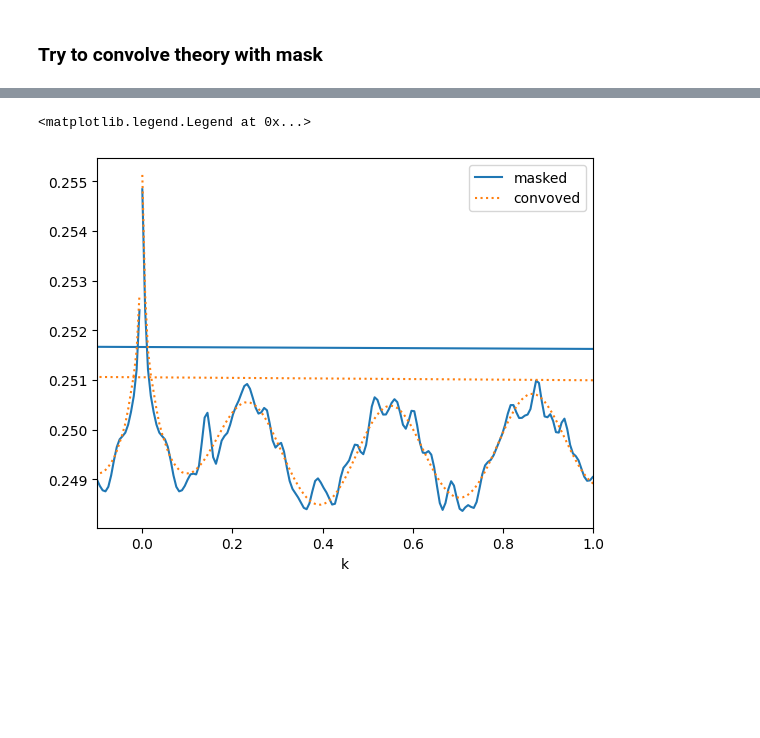
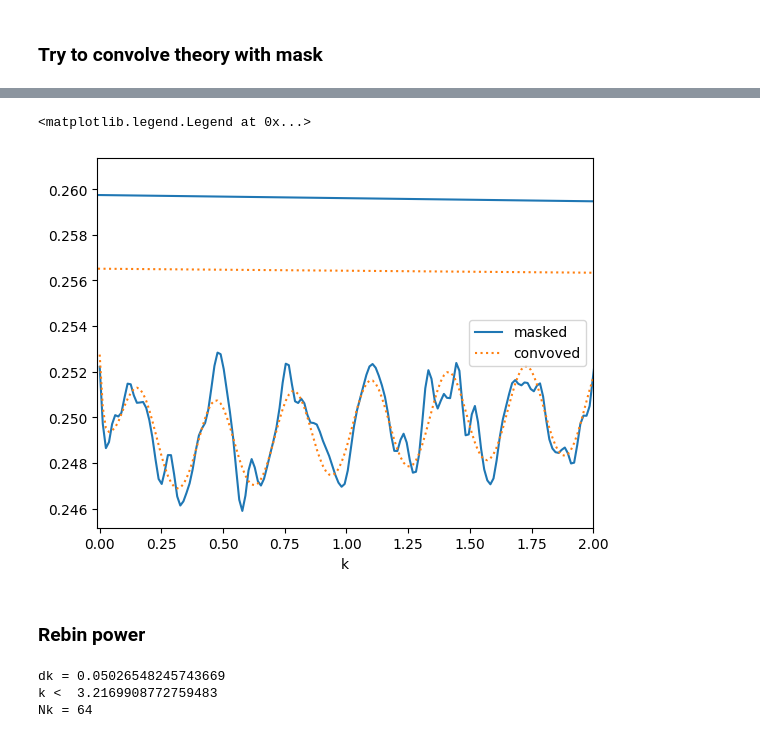
Before and after one commit to sindhusatyavolu/fourier_playground, a Jupyter notebook: notebooks/diff_zq.ipynb, the cells around one changed output, grey strips where cells are left out. Drawn from its saved outputs; the diff is of its cells as text; code cells hidden in the pictures; blank space fills up the shorter version.

```diff
--- a/notebooks/diff_zq.ipynb
+++ b/notebooks/diff_zq.ipynb
@@ -63,7 +64,7 @@ def get_true_p1d(k,P0=1.0,k0=1,kF=10,r_SiIII=20,f_SiIII=0.05):
     P *= np.exp(-(k/kF)**2)
 
     # SiIII(1207) contamination
-    P *= (1+f_SiIII*np.sin(k*r_SiIII))
+    P *= (1+f_SiIII*np.cos(k*r_SiIII))
 
     return P
 # %%
@@ -136,7 +137,7 @@ gen = np.random.default_rng(seed)
 # measure P1D and variance
 mean_p1d=np.zeros(N)
 var_p1d=np.zeros(N)
-for i in range(Nsk):
+for i in tqdm(range(Nsk)):
     modes=get_gaussian_modes(gen=gen,debug=False)
     p1d = abs(modes)**2
     mean_p1d += p1d
@@ -173,6 +174,6 @@ N4=N//4
 x = dx*np.arange(N)
 # %%
-for i in range(4):
+for i in range(10):
     # for simplicity, assume all forests start somewhere near the start of the box (they don't wrap around)
     istart=np.random.randint(low=0, high=N4)
     # create a mask for this particular skewer
@@ -188,17 +189,19 @@ Text(0, 0.5, 'mask')
 # %%
 # reset seed again
 gen = np.random.default_rng(seed)
-# measure P1D and variance
-mean_masked_p1d=np.zeros(N)
-var_masked_p1d=np.zeros(N)
+# measure P1D and variance ( F_m = < |f_m|^2 >)
+F_m=np.zeros(N)
+var_F_m=np.zeros(N)
 # mean of |w_m|^2 (FFT of mask, squared)
 w2_m=np.zeros(N)
-for i in range(Nsk):
+Nsk=int(1e5)
+for i in tqdm(range(Nsk)):
     # for simplicity, assume all forests start somewhere near the start of the box (they don't wrap around)
     istart=np.random.randint(low=0, high=N4)
     # create a mask for this particular skewer
     mask=np.zeros(N)
     mask[istart:istart+N4]=1
+    #mask=np.zeros(N)+1
     # FFT of mask
     w_m = np.fft.fft(mask)
     w2_m += abs(w_m)**2
@@ -211,19 +214,17 @@ for i in range(Nsk):
     # and FFT again to obtain masked modes
     masked_modes=np.fft.fft(deltas)
     p1d = abs(masked_modes)**2
-    mean_masked_p1d += p1d
-    var_masked_p1d += p1d**2
+    F_m += p1d
+    var_F_m += p1d**2
 # normalize mask
 w2_m /= Nsk
 # normalize them
-mean_masked_p1d /= Nsk
-var_masked_p1d /= Nsk
-var_masked_p1d -= mean_masked_p1d**2
-# compute error on mean
-err_masked_p1d = np.sqrt(var_masked_p1d/Nsk)
+F_m /= Nsk
+var_F_m /= Nsk
+var_F_m -= F_m**2
 # correct normalisation based on my notes
-mean_masked_p1d *= (dx/N)
-err_masked_p1d *= (dx/N)
+mean_masked_p1d = (dx/N) * F_m
+err_masked_p1d = (dx/N) * np.sqrt(var_F_m/Nsk)
 # %%
 # plot FFT of mask (squared)
 plt.plot(k,np.sqrt(w2_m),label='abs')
@@ -276,9 +277,25 @@ plt.legend()
 # %%
 plt.plot(k,mean_masked_p1d/true_p1d,label='masked')
 plt.plot(k,T_m.real*(dx/N)/true_p1d,ls=':',label='convoved')
 plt.xlabel('k')
-plt.xlim([-0.1,1])
+plt.xlim([-0.01,2])
 plt.legend()
 # %% [output]
 <matplotlib.legend.Legend at 0x...>
-[figure, old version]
+[figure, new version]
+# %% [markdown]
+### Rebin power
+# %%
+# we will use band powers defined by the grid of the forest (L/4)
+dk_bin=2*np.pi/L*(N/N4)
+print('dk =',dk_bin)
+# stop roughly at half the Nyquist frequency for now
+k_max=np.pi/dx/2
+print('k < ',k_max)
+k_edges=np.arange(0.01*dk_bin,k_max+dk_bin,dk_bin)
+Nk=k_edges.size-1
+print('Nk =',Nk)
+# %% [output]
+dk = 0.05026548245743669
+k <  3.2169908772759483
+Nk = 64
```
Also changed, not shown: parts of 25 cells of this notebook, 2 other files.
